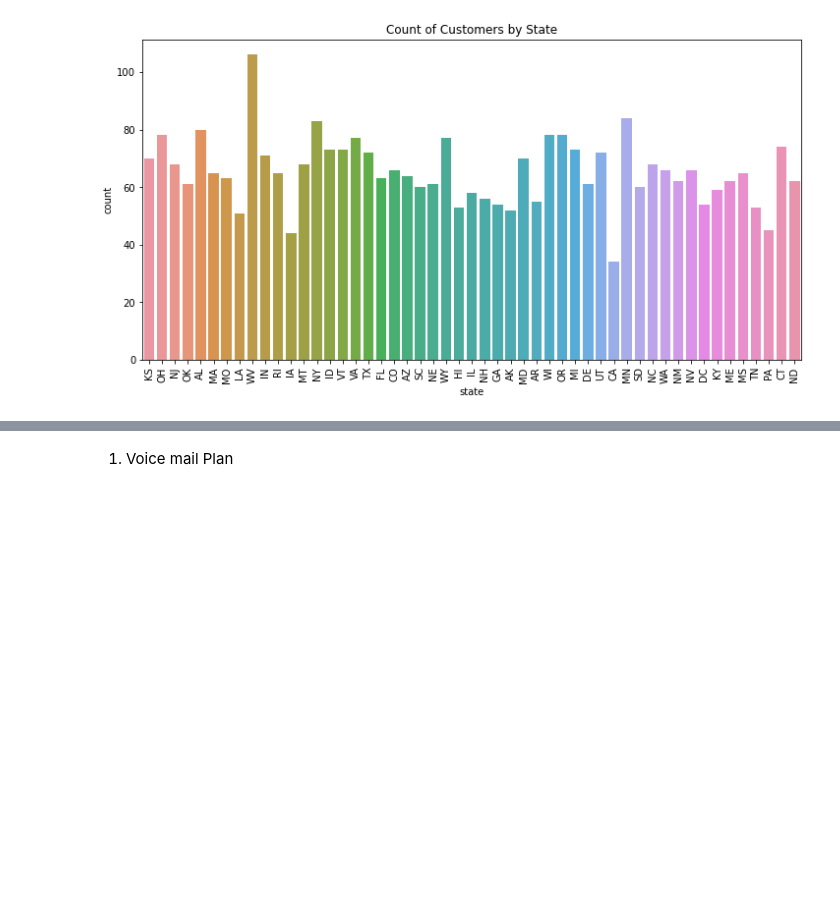
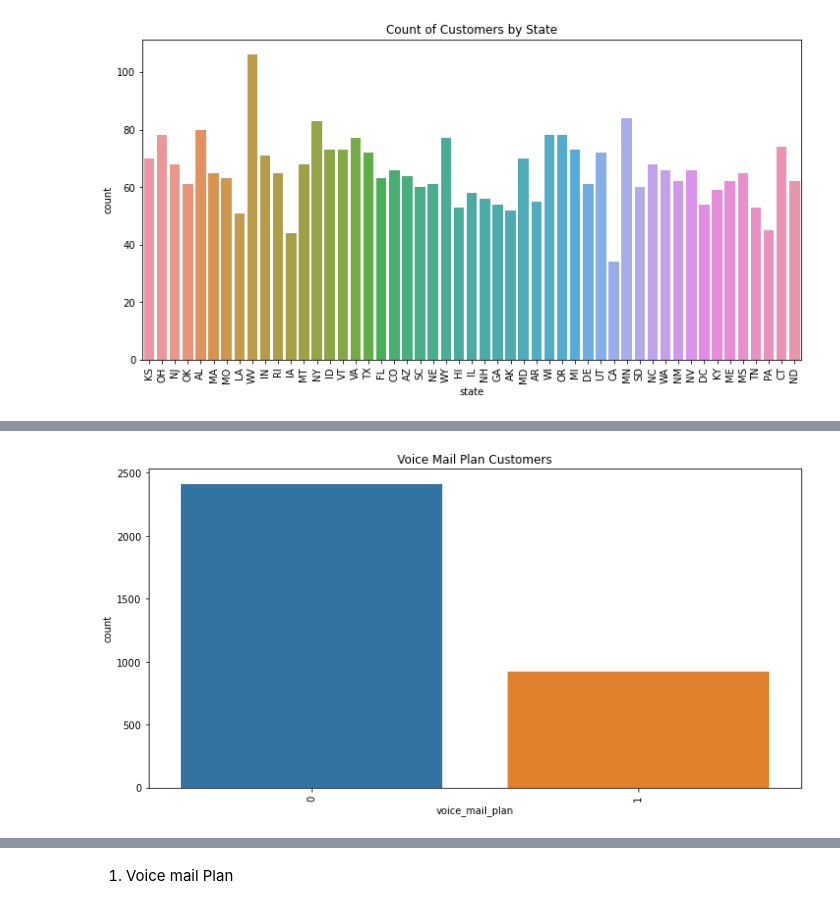
Before and after one commit to pauline-ndungu/SyriaTel-Customer-Churn-Prediction-Project, a Jupyter notebook: index.ipynb, the cells around one changed output, grey strips where cells are left out. Saved outputs shown, nothing was run; the diff lists cells and outputs as text; code cells hidden in the pictures; blank space fills up the shorter version.

```diff
--- a/index.ipynb
+++ b/index.ipynb
@@ -321,0 +329,10 @@ plt.show()
+# %%
+# Count plot of voice mail
+plt.figure(figsize=(12, 6))
+sns.countplot(data=df, x='voice_mail_plan')
+plt.title('Voice Mail Plan Customers')
+plt.xticks(rotation=90)
+
+plt.show()
+# %% [output]
+[figure, added]
```
Also changed, not shown: parts of 55 cells of this notebook.
